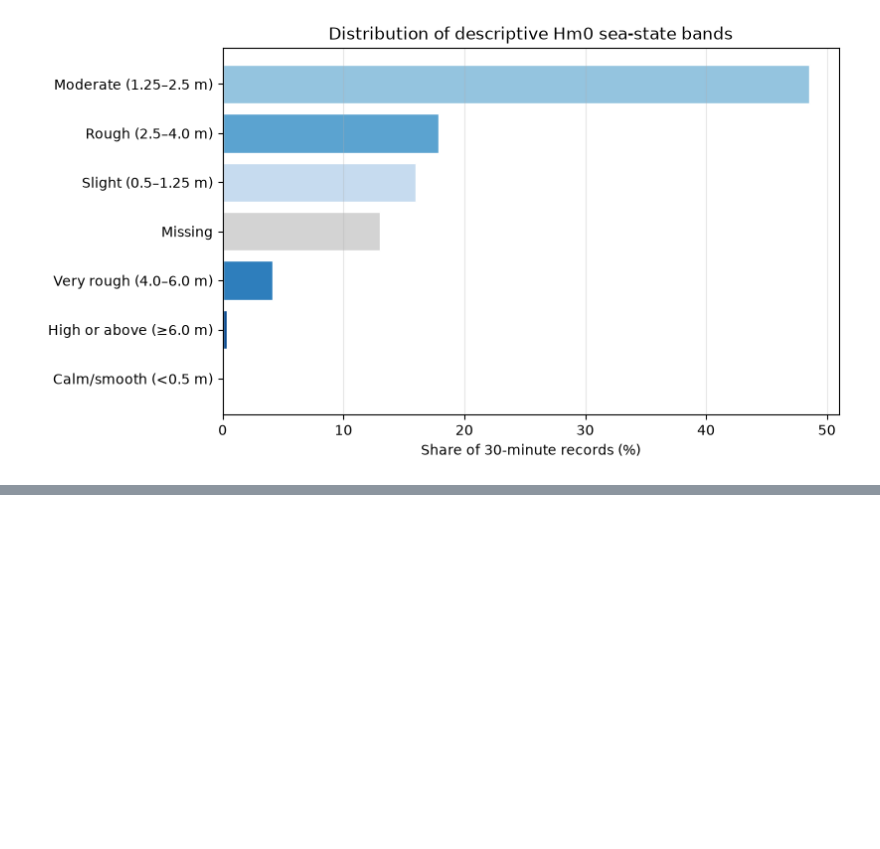
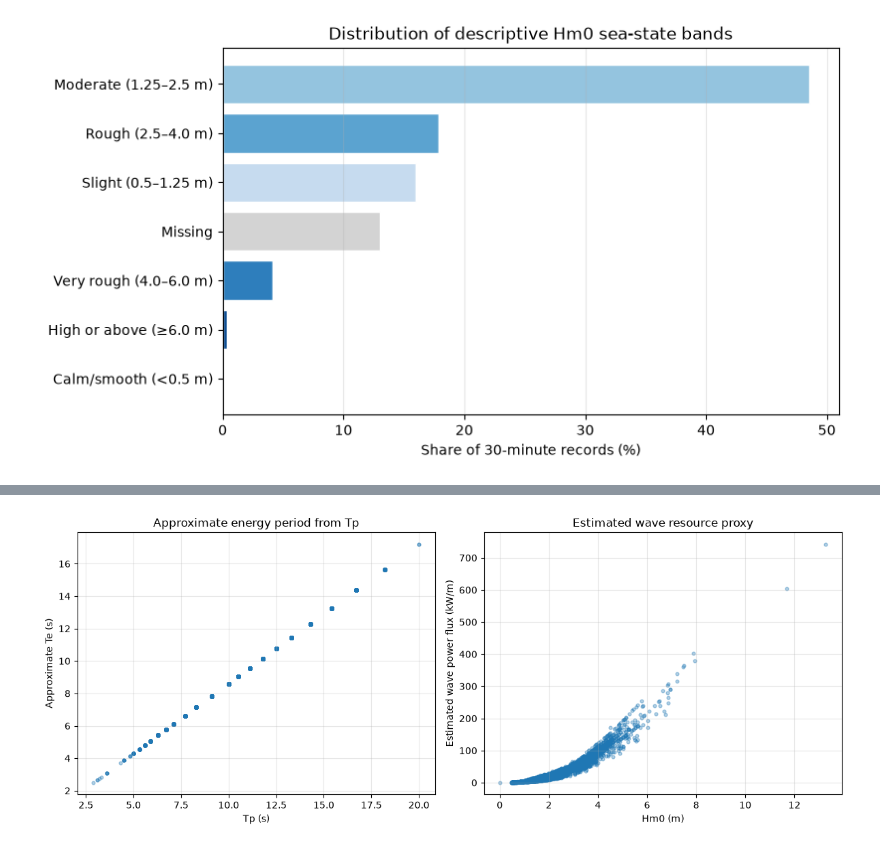
Before and after one commit to ChouaibB/wave-energy-forecasting-storage-ml, a Jupyter notebook: notebooks/02_wec_power_estimation.ipynb, the cells around one changed output, grey strips where cells are left out. Cells and saved outputs as stored; diff of their text form; code cells hidden in the pictures; blank space fills up the shorter version.

Commit message:
key assumptions for the simplified WEC power output model

```diff
--- a/notebooks/02_wec_power_estimation.ipynb
+++ b/notebooks/02_wec_power_estimation.ipynb
@@ -480,0 +510,47 @@ plt.show()
+# %%
+wec_df = wave_df.copy()
+
+# Approximate energy period from peak period.
+# This is a simple assumption because VTM10 / direct energy period was not available.
+te_from_tp_factor = 0.86
+
+wec_df["te_approx_s"] = te_from_tp_factor * wec_df["tp_s"]
+
+# Deep-water wave power flux approximation:
+# J [kW/m] ≈ 0.49 * Hm0^2 * Te
+wec_df["wave_power_flux_kw_m_estimated"] = (
+    0.49 * wec_df["hm0_m"] ** 2 * wec_df["te_approx_s"]
+)
+
+fig, axes = plt.subplots(1, 2, figsize=(12, 4.8))
+
+# Tp vs approximate Te
+axes[0].scatter(
+    wec_df["tp_s"],
+    wec_df["te_approx_s"],
+    s=12,
+    alpha=0.35,
+)
+
+axes[0].set_xlabel("Tp (s)")
+axes[0].set_ylabel("Approximate Te (s)")
+axes[0].set_title("Approximate energy period from Tp")
+axes[0].grid(True, alpha=0.3)
+
+# Hm0 vs estimated wave power flux
+axes[1].scatter(
+    wec_df["hm0_m"],
+    wec_df["wave_power_flux_kw_m_estimated"],
+    s=12,
+    alpha=0.35,
+)
+
+axes[1].set_xlabel("Hm0 (m)")
+axes[1].set_ylabel("Estimated wave power flux (kW/m)")
+axes[1].set_title("Estimated wave resource proxy")
+axes[1].grid(True, alpha=0.3)
+
+fig.tight_layout()
+plt.show()
+# %% [output]
+[figure, added]
```
Also changed, not shown: parts of 4 cells of this notebook.
